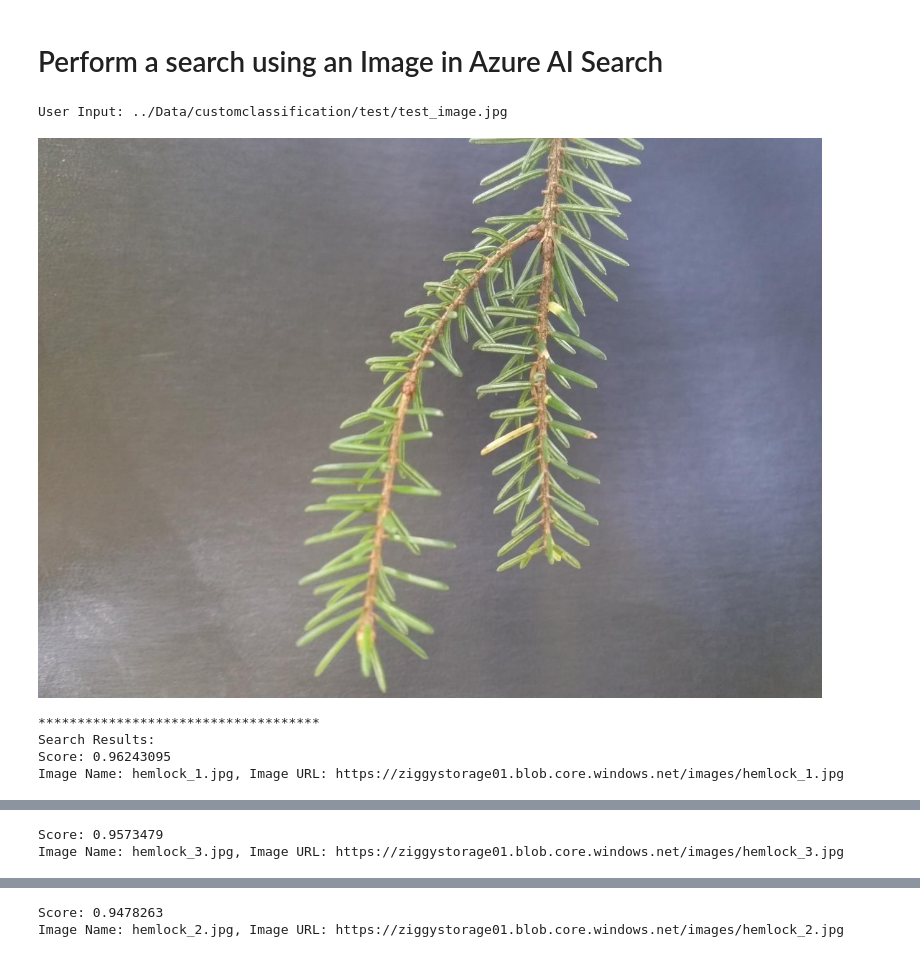
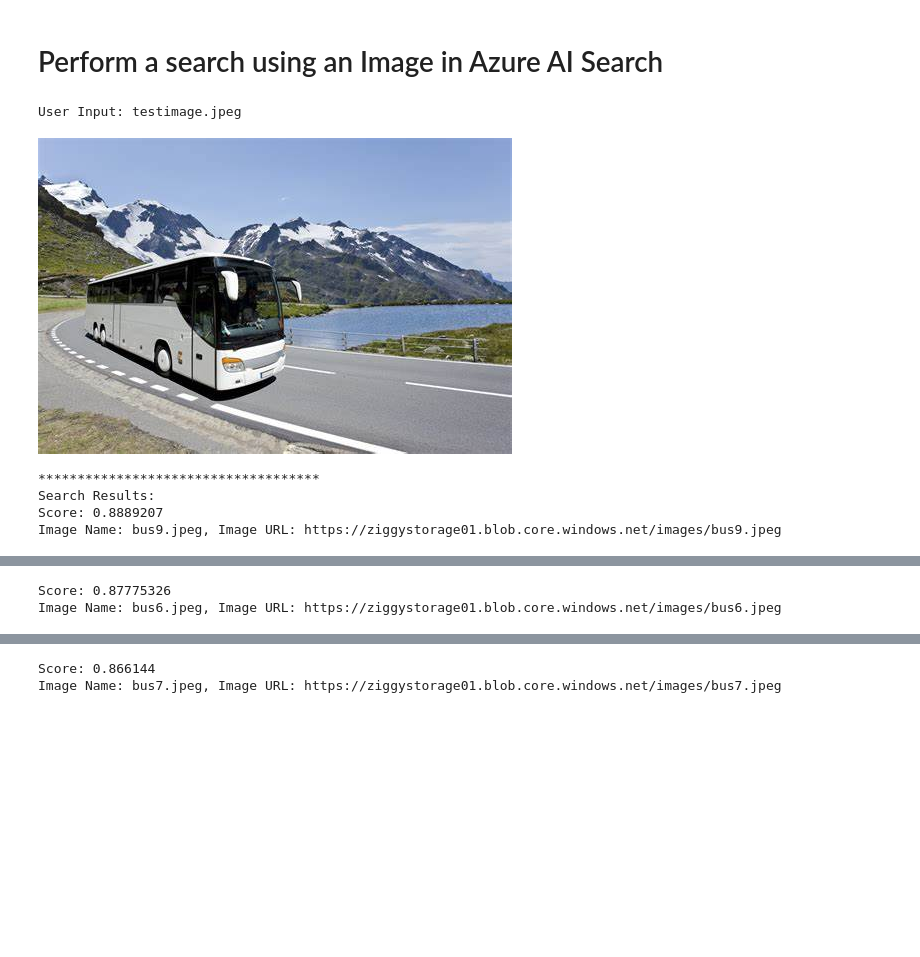
Before and after one commit to Campos03/AzureAI, a Jupyter notebook: AzureAIVision/08_ImageRetrieval-AzureAISearch.ipynb, the cells around one changed output, grey strips where cells are left out. Saved outputs shown, nothing was run; the diff lists cells and outputs as text; code cells hidden in the pictures; blank space fills up the shorter version.

```diff
--- a/AzureAIVision/08_ImageRetrieval-AzureAISearch.ipynb
+++ b/AzureAIVision/08_ImageRetrieval-AzureAISearch.ipynb
@@ -317,7 +341,7 @@ results = search_client.search(
     search_text=None,
     vector_queries=[vector_query],
     select=["imageName", "imageUrl", "imageDenseCaptions"],
-    top=3
+    top=5
 )
 
 # Process and display the results
@@ -361,49 +393,49 @@ search_client = SearchClient(endpoint=azure_search_service_endpoint,
                              index_name=azure_search_service_index_name)
 
 # Get the vector of the query
-query = "../Data/customclassification/test/test_image.jpg"
+query = "testimage.jpeg"
 vectorized_image = vectorize_image(query, is_url=False)
 vector = vectorized_image["vector"]
 
 # display user input
 print(f"User Input: {query}")
 display(Image(filename=query))
 print("************************************")
 
 # Create the VectorizedQuery instance
 vector_query = VectorizedQuery(
     vector=vector,
     k_nearest_neighbors=5,
     fields="imageVector"
 )
 
 # Perform the search
 results = search_client.search(
     search_text=None,
     vector_queries=[vector_query],  # Include the vector query here
     select=["imageName", "imageUrl"],
     top=3
 )
 
 # Process and display the results
 print("Search Results: ")
 for result in results:
     print(f"Score: {result['@search.score']}")
     image_name = result['imageName']
     image_url = result['imageUrl']
     print(f"Image Name: {image_name}, Image URL: {image_url}")
     display(Image(url=image_url))
 # %% [output]
-User Input: ../Data/customclassification/test/test_image.jpg
+User Input: testimage.jpeg
-[figure, old version]
+[figure, new version]
 ************************************
 Search Results:
-Score: 0.96243095
-Image Name: hemlock_1.jpg, Image URL: https://ziggystorage01.blob.core.windows.net/images/hemlock_1.jpg
+Score: 0.8889207
+Image Name: bus9.jpeg, Image URL: https://ziggystorage01.blob.core.windows.net/images/bus9.jpeg
 [interactive output not drawn]
-Score: 0.9573479
-Image Name: hemlock_3.jpg, Image URL: https://ziggystorage01.blob.core.windows.net/images/hemlock_3.jpg
+Score: 0.87775326
+Image Name: bus6.jpeg, Image URL: https://ziggystorage01.blob.core.windows.net/images/bus6.jpeg
 [interactive output not drawn]
-Score: 0.9478263
-Image Name: hemlock_2.jpg, Image URL: https://ziggystorage01.blob.core.windows.net/images/hemlock_2.jpg
+Score: 0.866144
+Image Name: bus7.jpeg, Image URL: https://ziggystorage01.blob.core.windows.net/images/bus7.jpeg
 [interactive output not drawn]
```
Also changed, not shown: parts of 5 cells of this notebook, 7 other files.
